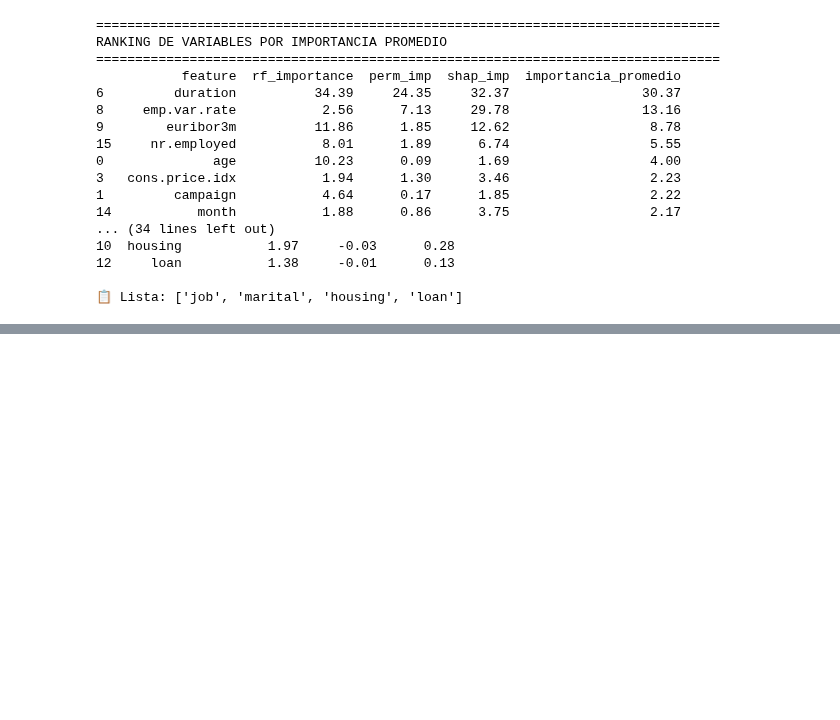
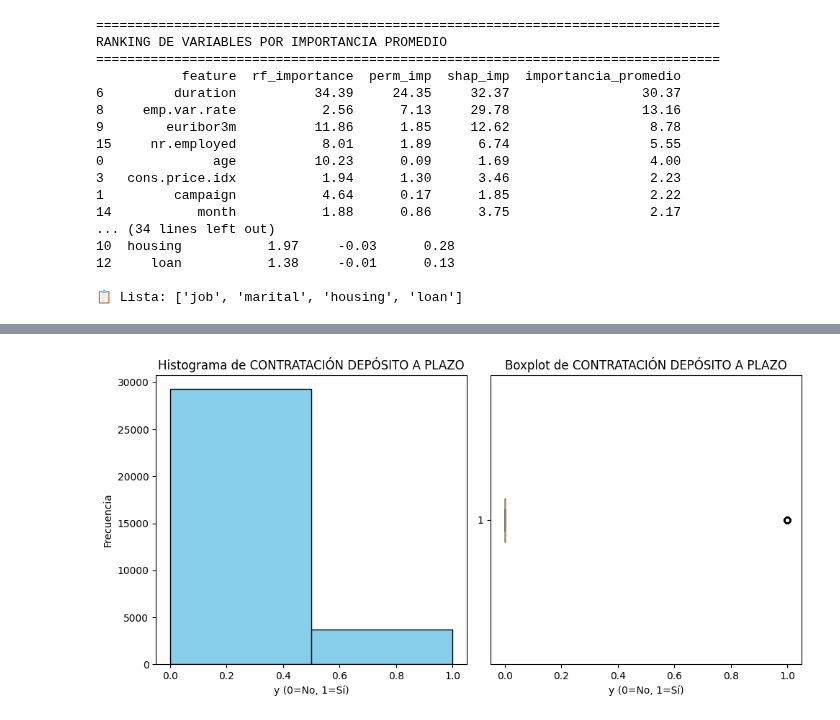
Before and after one commit to 4GeeksAcademy/cathycaz-intro-ml, a Jupyter notebook: src/01.1-logistic-regression.ipynb, the cells around one changed output, grey strips where cells are left out. Saved outputs shown, nothing was run; the diff lists cells and outputs as text; code cells hidden in the pictures; blank space fills up the shorter version.

```diff
--- a/src/01.1-logistic-regression.ipynb
+++ b/src/01.1-logistic-regression.ipynb
@@ -1289,0 +1416,20 @@ RANKING DE VARIABLES POR IMPORTANCIA PROMEDIO
+# %%
+# Crear una figura con dos subplots (uno para el histograma y otro para el boxplot)
+fig, ax = plt.subplots(1, 2, figsize=(10, 5))
+
+# Crear un histograma en el primer subplot
+ax[0].hist(Y_train, bins=2, color='skyblue', edgecolor='black')
+ax[0].set_title('Histograma de CONTRATACIÓN DEPÓSITO A PLAZO')
+ax[0].set_xlabel('y (0=No, 1=Sí)')
+ax[0].set_ylabel('Frecuencia')
+
+# Crear un boxplot en el segundo subplot
+ax[1].boxplot(Y_train, vert=False)
+ax[1].set_title('Boxplot de CONTRATACIÓN DEPÓSITO A PLAZO')
+ax[1].set_xlabel('y (0=No, 1=Sí)')
+
+# Mostrar la figura
+plt.tight_layout()
+plt.show()
+# %% [output]
+[figure, added]
```
Also changed, not shown: parts of 20 cells of this notebook.
